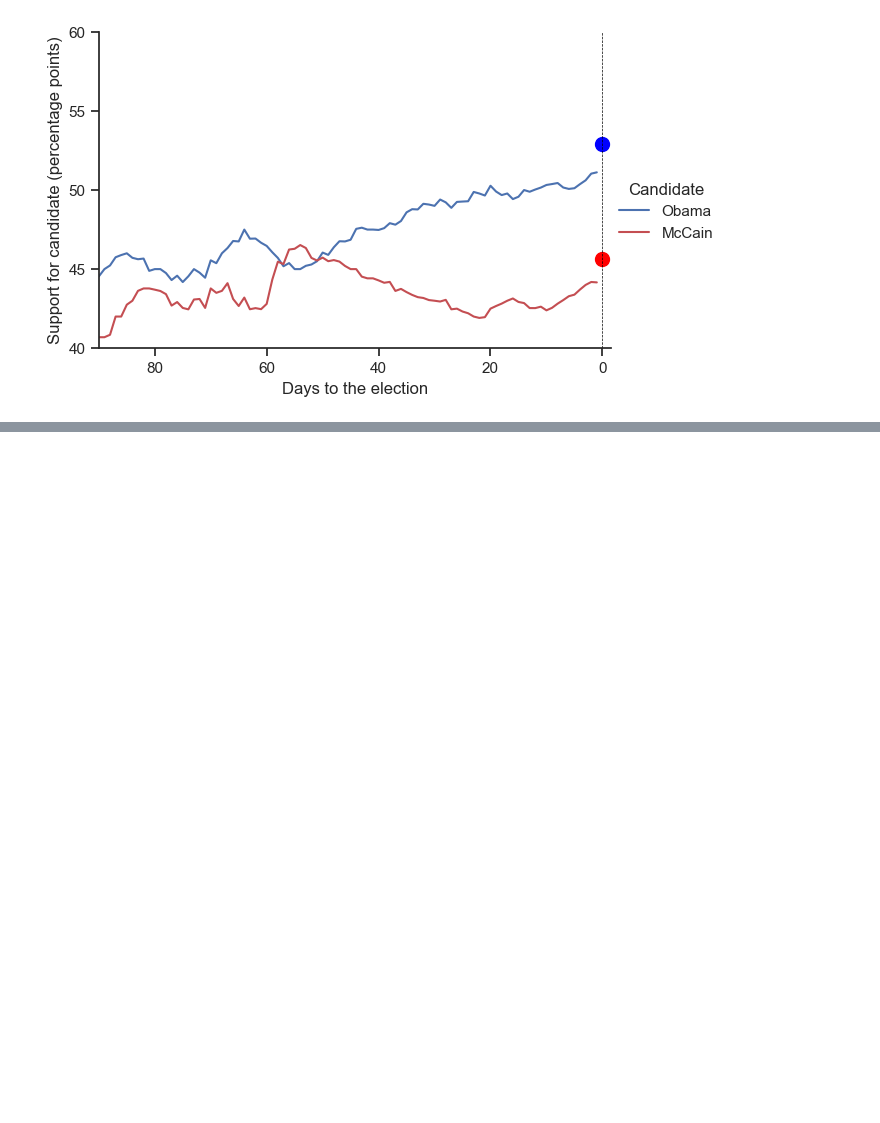
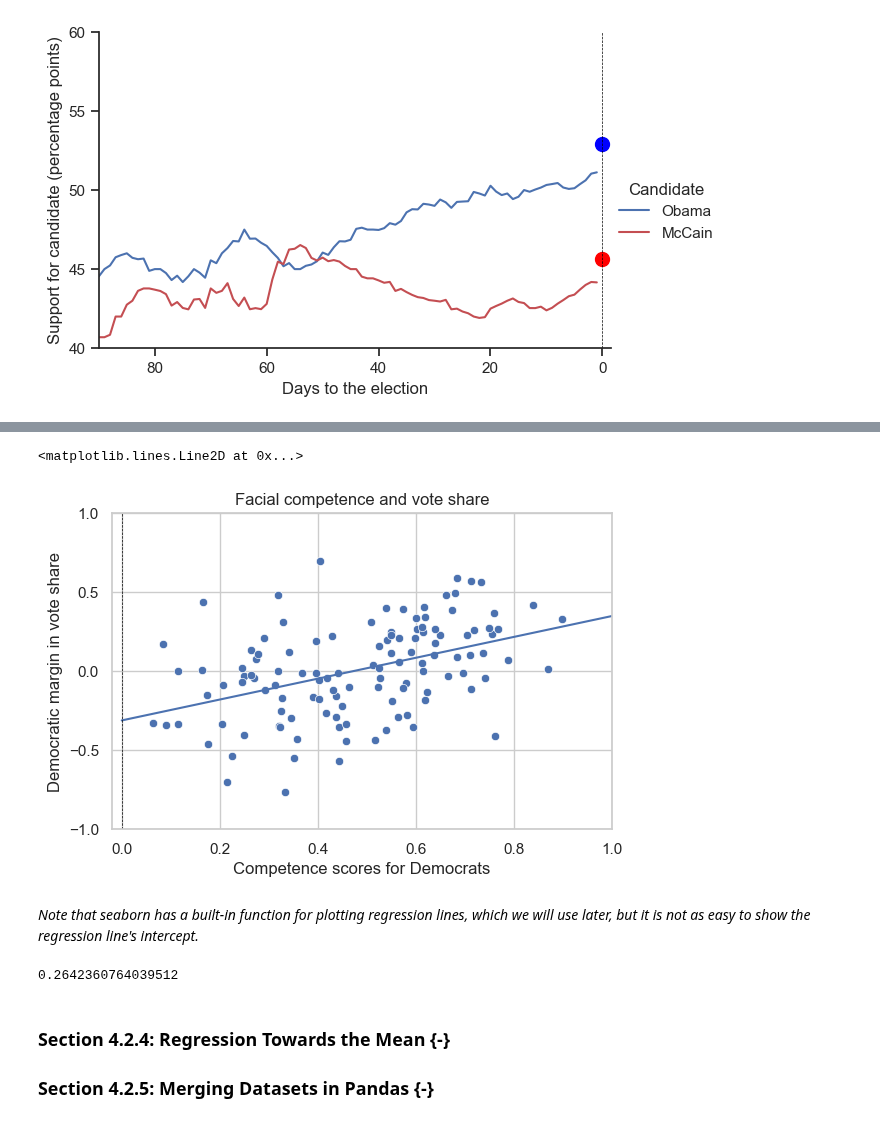
Before and after one commit to jeffallen13/qsspy, a Jupyter notebook: PREDICTION/prediction-py.ipynb, the cells around one changed output, grey strips where cells are left out. Cells and saved outputs as stored; diff of their text form; code cells hidden in the pictures; blank space fills up the shorter version.

```diff
--- a/PREDICTION/prediction-py.ipynb
+++ b/PREDICTION/prediction-py.ipynb
@@ -380,0 +411,5 @@ plt.scatter(0, 45.65, color='red', s=100)
+# %%
+# replace dots in column names with underscores
+face.columns = face.columns.str.replace('.', '_')
+
+face.columns
@@ -380,0 +420,5 @@ plt.scatter(0, 45.65, color='red', s=100)
+# %%
+# fit the model; the statsmodels formula API uses R-style formulas
+fit = smf.ols('diff_share ~ d_comp', data=face).fit()
+
+fit.model.formula
@@ -380,0 +449,37 @@ plt.scatter(0, 45.65, color='red', s=100)
+# %%
+# store the intercept and slope for plotting a regression line
+intercept, slope = fit.params
+
+# generate 100 evenly spaced values between 0-1
+x_values = np.linspace(0, 1, 100)
+
+# using the slope and intercept, predict values over the range of x_values
+y_values = intercept + slope * x_values
+
+sns.set_theme(style="whitegrid")
+
+# plot a scatterplot and overlay a regression line
+sns.relplot(
+    data=face, x='d_comp', y='diff_share', height=4, aspect=1.5
+).set(xlim=(-0.02, 1), ylim=(-1, 1), yticks=np.arange(-1.0, 1.5, 0.5),
+      title='Facial competence and vote share',
+      xlabel='Competence scores for Democrats',
+      ylabel='Democratic margin in vote share').despine(right=False, top=False)
+
+plt.plot(x_values, y_values) # regression line
+
+plt.axvline(x=0, color='black', linewidth=0.5, linestyle='--')
+# %% [output]
+<matplotlib.lines.Line2D at 0x...>
+[figure, added]
+# %% [markdown]
+*Note that seaborn has a built-in function for plotting regression lines, which we will use later, but it is not as easy to show the regression line's intercept.*
+# %%
+epsilon_hat = fit.resid # residuals
+np.sqrt((epsilon_hat**2).mean()) # RMSE
+# %% [output]
+0.2642360764039512
+# %% [markdown]
+### Section 4.2.4: Regression Towards the Mean {-}
+
+### Section 4.2.5: Merging Datasets in Pandas {-}
```
Also changed, not shown: parts of 36 cells of this notebook, 2 other files.
